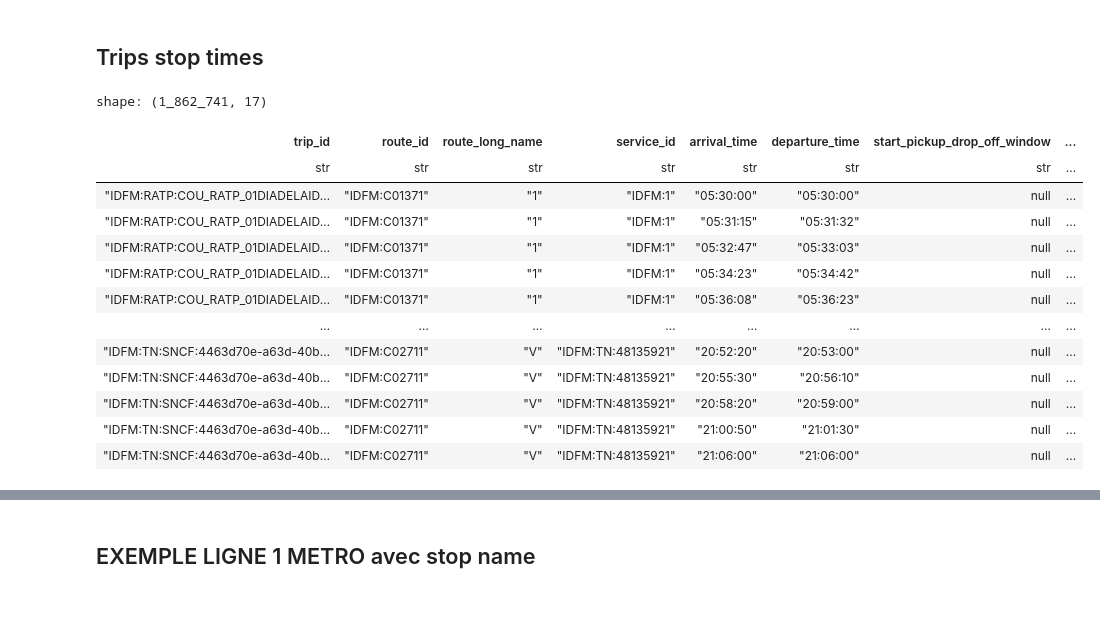
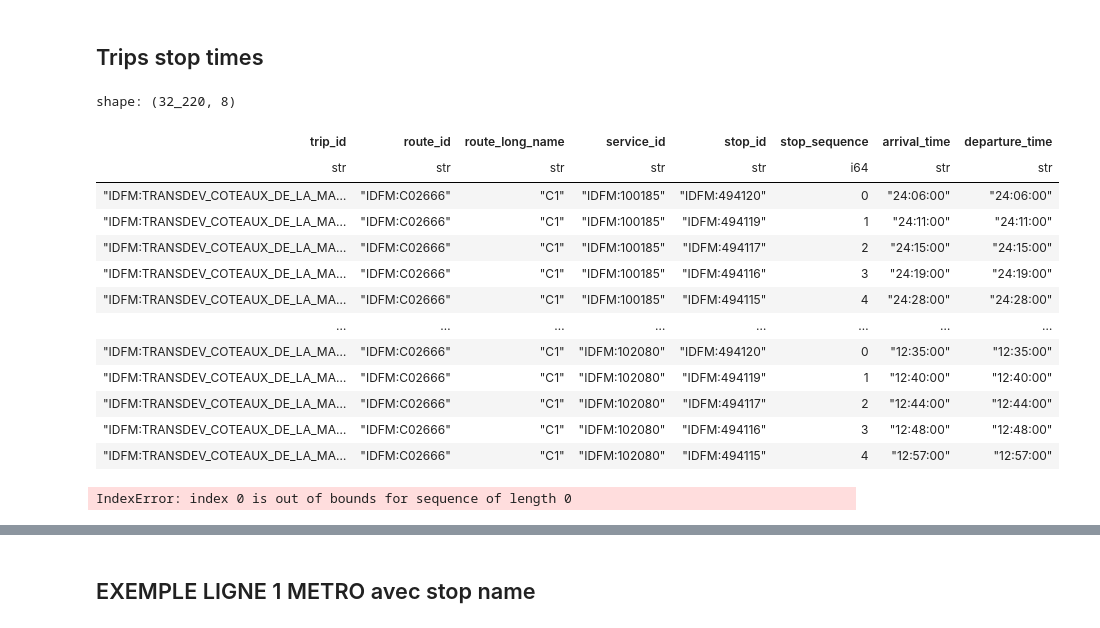
Before and after one commit to Rythwin23/Hermes, a Jupyter notebook: backend/apps/ingestion/referentials.ipynb, the cells around one changed output, grey strips where cells are left out. Saved outputs shown, nothing was run; the diff lists cells and outputs as text; code cells hidden in the pictures.

Commit message:
feat: finish building gtfs ingestion service

```diff
--- a/backend/apps/ingestion/referentials.ipynb
+++ b/backend/apps/ingestion/referentials.ipynb
@@ -123,7 +129,7 @@ routes = pl.scan_csv("../../ressources/routes.txt")
 
 rer_metro_routes = (
     routes.lazy()
-    .filter(pl.col("route_type").is_in([1, 2]))
+    .filter(pl.col("route_type").is_in([6]))
     .sort("route_short_name")
 )
 rer_metro_routes.collect()
@@ -231,32 +216,34 @@ shape: (14_176_787, 14)
 # %% [markdown]
 ## Trips stop times
 # %%
-# trip rer A
-
 rer_metro_trips_stop_times = (
     rer_metro_trips.lazy()
     .select(["trip_id", "route_id", "route_long_name", "service_id"])
     .join(stop_times.lazy(),
           on="trip_id",
           how="inner")
     .sort("route_long_name")
-)
+).select(["trip_id", "route_id", "route_long_name", "service_id", "stop_id", "stop_sequence", "arrival_time", "departure_time"])
 rer_metro_trips_stop_times.collect()
 # %% [output]
-shape: (1_862_741, 17)
+shape: (32_220, 8)
-| trip_id | route_id | route_long_name | service_id | arrival_time | departure_time | start_pickup_drop_off_window | ... |
-| str | str | str | str | str | str | str | ... |
-| "IDFM:RATP:COU_RATP_01DIADELAID… | "IDFM:C01371" | "1" | "IDFM:1" | "05:30:00" | "05:30:00" | null | ... |
-| "IDFM:RATP:COU_RATP_01DIADELAID… | "IDFM:C01371" | "1" | "IDFM:1" | "05:31:15" | "05:31:32" | null | ... |
-| "IDFM:RATP:COU_RATP_01DIADELAID… | "IDFM:C01371" | "1" | "IDFM:1" | "05:32:47" | "05:33:03" | null | ... |
-| "IDFM:RATP:COU_RATP_01DIADELAID… | "IDFM:C01371" | "1" | "IDFM:1" | "05:34:23" | "05:34:42" | null | ... |
-| "IDFM:RATP:COU_RATP_01DIADELAID… | "IDFM:C01371" | "1" | "IDFM:1" | "05:36:08" | "05:36:23" | null | ... |
-| … | … | … | … | … | … | … | ... |
-| "IDFM:TN:SNCF:4463d70e-a63d-40b… | "IDFM:C02711" | "V" | "IDFM:TN:48135921" | "20:52:20" | "20:53:00" | null | ... |
-| "IDFM:TN:SNCF:4463d70e-a63d-40b… | "IDFM:C02711" | "V" | "IDFM:TN:48135921" | "20:55:30" | "20:56:10" | null | ... |
-| "IDFM:TN:SNCF:4463d70e-a63d-40b… | "IDFM:C02711" | "V" | "IDFM:TN:48135921" | "20:58:20" | "20:59:00" | null | ... |
-| "IDFM:TN:SNCF:4463d70e-a63d-40b… | "IDFM:C02711" | "V" | "IDFM:TN:48135921" | "21:00:50" | "21:01:30" | null | ... |
-| "IDFM:TN:SNCF:4463d70e-a63d-40b… | "IDFM:C02711" | "V" | "IDFM:TN:48135921" | "21:06:00" | "21:06:00" | null | ... |
+| trip_id | route_id | route_long_name | service_id | stop_id | stop_sequence | arrival_time | departure_time |
+| str | str | str | str | str | i64 | str | str |
+| "IDFM:TRANSDEV_COTEAUX_DE_LA_MA… | "IDFM:C02666" | "C1" | "IDFM:100185" | "IDFM:494120" | 0 | "24:06:00" | "24:06:00" |
+| "IDFM:TRANSDEV_COTEAUX_DE_LA_MA… | "IDFM:C02666" | "C1" | "IDFM:100185" | "IDFM:494119" | 1 | "24:11:00" | "24:11:00" |
+| "IDFM:TRANSDEV_COTEAUX_DE_LA_MA… | "IDFM:C02666" | "C1" | "IDFM:100185" | "IDFM:494117" | 2 | "24:15:00" | "24:15:00" |
+| "IDFM:TRANSDEV_COTEAUX_DE_LA_MA… | "IDFM:C02666" | "C1" | "IDFM:100185" | "IDFM:494116" | 3 | "24:19:00" | "24:19:00" |
+| "IDFM:TRANSDEV_COTEAUX_DE_LA_MA… | "IDFM:C02666" | "C1" | "IDFM:100185" | "IDFM:494115" | 4 | "24:28:00" | "24:28:00" |
+| … | … | … | … | … | … | … | … |
+| "IDFM:TRANSDEV_COTEAUX_DE_LA_MA… | "IDFM:C02666" | "C1" | "IDFM:102080" | "IDFM:494120" | 0 | "12:35:00" | "12:35:00" |
+| "IDFM:TRANSDEV_COTEAUX_DE_LA_MA… | "IDFM:C02666" | "C1" | "IDFM:102080" | "IDFM:494119" | 1 | "12:40:00" | "12:40:00" |
+| "IDFM:TRANSDEV_COTEAUX_DE_LA_MA… | "IDFM:C02666" | "C1" | "IDFM:102080" | "IDFM:494117" | 2 | "12:44:00" | "12:44:00" |
+| "IDFM:TRANSDEV_COTEAUX_DE_LA_MA… | "IDFM:C02666" | "C1" | "IDFM:102080" | "IDFM:494116" | 3 | "12:48:00" | "12:48:00" |
+| "IDFM:TRANSDEV_COTEAUX_DE_LA_MA… | "IDFM:C02666" | "C1" | "IDFM:102080" | "IDFM:494115" | 4 | "12:57:00" | "12:57:00" |
+# %%
+rer_metro_trips_stop_times.filter(pl.col("stop_id") == "IDFM:monomodalStopPlace:47909").collect()["trip_id"][0]
+# %% [output]
+IndexError: index 0 is out of bounds for sequence of length 0
 # %%
 def gtfs_time_to_pl(col: str) -> pl.Expr:
     return pl.time(
```
Also changed, not shown: parts of 12 cells of this notebook, 13 other files.
